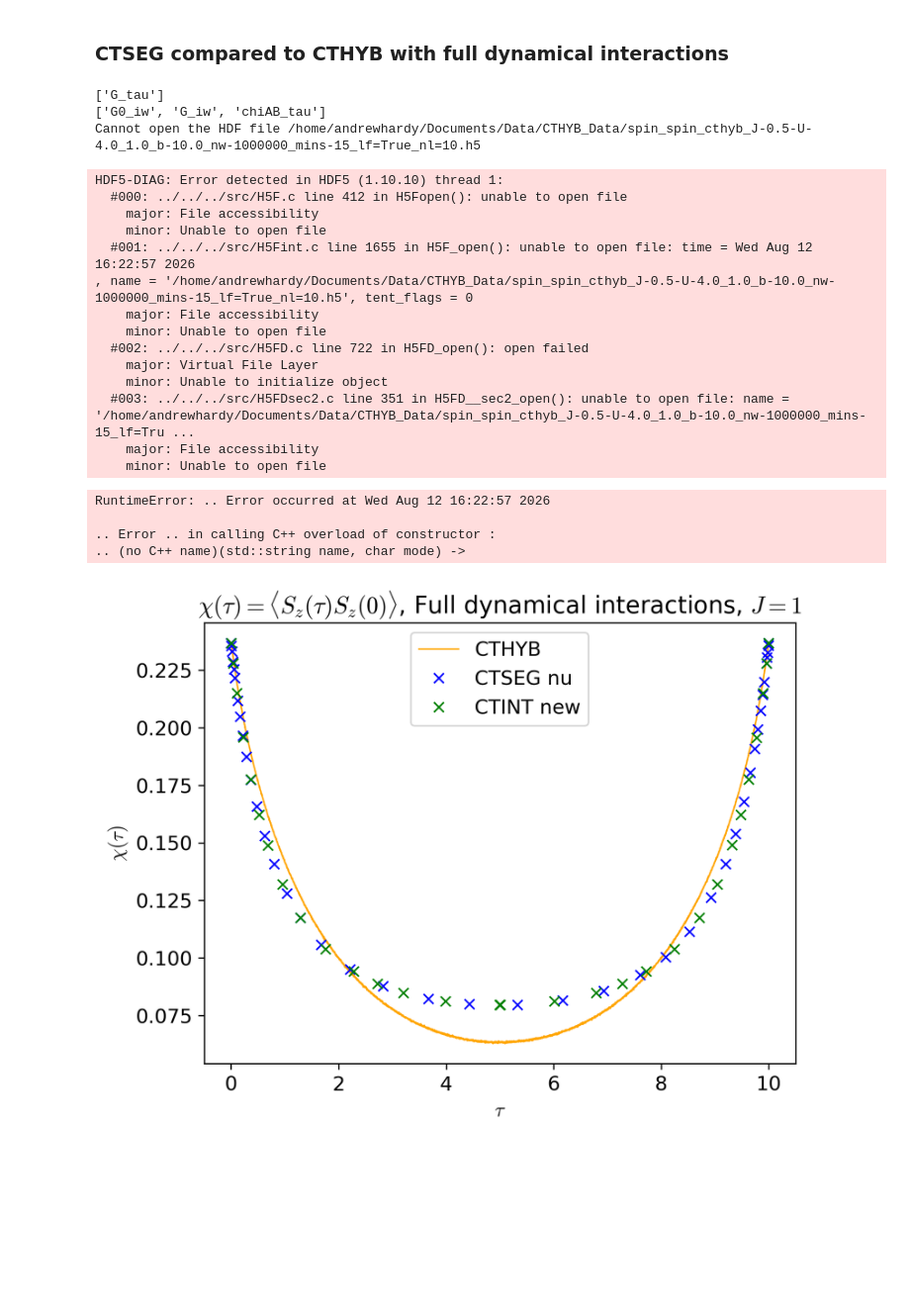
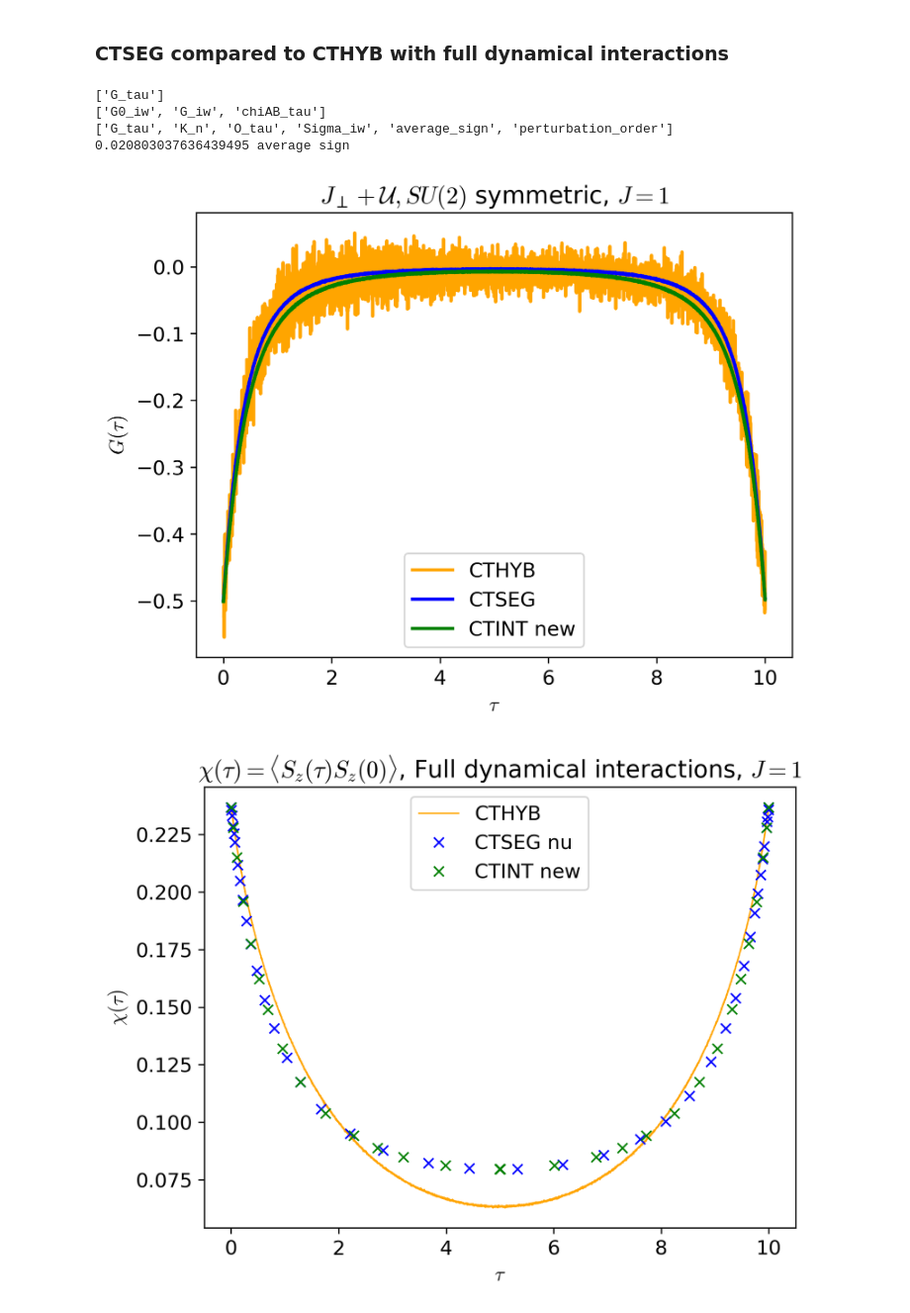
Before and after one commit to andrewkhardy/cthyb, a Jupyter notebook: benchmark/dynamic_int/CTHYB_Benchmarking.ipynb, the cells around one changed output. Shown at 99% size. Saved outputs shown, nothing was run; the diff lists cells and outputs as text; code cells hidden in the pictures; blank space fills up the shorter version.

```diff
--- a/benchmark/dynamic_int/CTHYB_Benchmarking.ipynb
+++ b/benchmark/dynamic_int/CTHYB_Benchmarking.ipynb
@@ -269,7 +269,7 @@ NameError: name 'Sz_ctseg' is not defined
 ### CTSEG compared to CTHYB with full dynamical interactions
 # %%
 with HDFArchive(f"{data_ref}/ctint.ref.h5", "r") as A:
-    G_tau_int_1 = A["dmft_loop/i_001/S/G_tau"]
+    G_int_tau_1 = A["dmft_loop/i_001/S/G_tau"]
 with HDFArchive(f"{data_loc}/spin_spin_ctseg_J-1.0-U-4.0_1.0_1.0_1.0_1.0_1.0_b-10.0.h5", "r") as A:
     print(A.keys())
     G_tau_seg = A["G_tau"]
@@ -278,63 +278,39 @@ with HDFArchive(f"{data_loc}/spin_spin_ctseg_J-1.0-U-4.0_1.0_1.0_1.0_1.0_1.0_b-1
     # nn_nu  = make_gf_dlr_imtime(nn_iw)
 
 with HDFArchive(f"{data_loc}/spin_spin_ctint_J-1.0-U-4.0_1.0_1.0_1.0_1.0_1.0_b-10.0.h5", "r") as A:
     print(A.keys())
     G_iw_int = A["G_iw"]
     G_tau_int = make_gf_dlr_imtime(G_iw_int)
     G_int_dlr = make_gf_dlr(G_iw_int)
     G_int_tau = make_gf_imtime(G_int_dlr, len(G_tau_seg["up"].data[:,0,0]))
     tau_int = np.array([float(t) for t in G_int_tau.mesh])
     chiAB_tau = A["chiAB_tau"]
     SzSz_int_tau = chiAB_tau#make_gf_dlr_imtime(chiAB_tau)
     #G_int_data = G_int_tau.data[:, 0, 0].real
 
+#with HDFArchive(f"{data_loc}/spin_spin_cthyb_J-0.5-U-4.0_1.0_b-10.0_nw-1000000_mins-22_lf=True_nl=22.h5", "r") as A:
+with HDFArchive(f"{data_loc}/spin_spin_cthyb_J--1.0-U-4.0_1.0_b-10.0_nw-1000000_mins-20_lf=False_nl=10.h5", "r") as A:
 
-# with HDFArchive(f"{data_loc}/spin_spin_ctint_old_J-0.5-U-4.0_1.0_1.0_1.0_1.0_1.0_b-10.0.h5", "r") as A:
-#     print(A.keys())
-#     G_iw = A["G_iw"]
-#     n_iw = len(G_iw["up"].data)
-#     G_tau_int_2 = make_gf_from_fourier(G_iw)
-#     nn_ctint = A["chi2ph_tau_from_M3"]
-#     nn_ctint_iw = A["chiAB_iw"]
-    #nn_ctint = make_gf_from_fourier(nn_ctint_iw)
-
-with HDFArchive(f"{data_loc}/spin_spin_cthyb_J-1.0-U-4.0_1.0_b-10.0_nw-1000000_mins-15_lf=True_nl=10.h5", "r") as A:
     print(A.keys())
     G_tau_hyb = A["G_tau"]
     print(A["average_sign"], "average sign")
     x = A["perturbation_order"]
     Sz = A["O_tau"]
 
 oplot(G_tau_hyb["up"].real, color="orange", linewidth = 2.0, label="CTHYB")
 oplot(G_tau_seg["up"].real, color="blue", linewidth = 2.0, label="CTSEG")
-oplot(G_int_tau["up"].real, color="green", linewidth = 2.0, label="CTINT new")
+oplot(G_int_tau_1["up"].real, color="green", linewidth = 2.0, label="CTINT new")
 plt.title(r"$J_\perp + \mathcal{U}, SU(2)$ symmetric, $J = 1$")
 plt.ylabel(r"$G(\tau)$")
 #plt.ylim(-0.05, 0.0)
 plt.legend()
 plt.show()
 # %% [output]
 ['G_tau']
 ['G0_iw', 'G_iw', 'chiAB_tau']
-Cannot open the HDF file /home/andrewhardy/Documents/Data/CTHYB_Data/spin_spin_cthyb_J-0.5-U-4.0_1.0_b-10.0_nw-1000000_mins-15_lf=True_nl=10.h5
+['G_tau', 'K_n', 'O_tau', 'Sigma_iw', 'average_sign', 'perturbation_order']
+0.020803037636439495 average sign
-HDF5-DIAG: Error detected in HDF5 (1.10.10) thread 1:
-  #000: ../../../src/H5F.c line 412 in H5Fopen(): unable to open file
-    major: File accessibility
-    minor: Unable to open file
-  #001: ../../../src/H5Fint.c line 1655 in H5F_open(): unable to open file: time = Wed Aug 12 16:22:57 2026
-, name = '/home/andrewhardy/Documents/Data/CTHYB_Data/spin_spin_cthyb_J-0.5-U-4.0_1.0_b-10.0_nw-1000000_mins-15_lf=True_nl=10.h5', tent_flags = 0
-    major: File accessibility
-    minor: Unable to open file
-  #002: ../../../src/H5FD.c line 722 in H5FD_open(): open failed
-    major: Virtual File Layer
-    minor: Unable to initialize object
-  #003: ../../../src/H5FDsec2.c line 351 in H5FD__sec2_open(): unable to open file: name = '/home/andrewhardy/Documents/Data/CTHYB_Data/spin_spin_cthyb_J-0.5-U-4.0_1.0_b-10.0_nw-1000000_mins-15_lf=Tru ...
-    major: File accessibility
-    minor: Unable to open file
-RuntimeError: .. Error occurred at Wed Aug 12 16:22:57 2026
-
-.. Error .. in calling C++ overload of constructor :
-.. (no C++ name)(std::string name, char mode) ->
+[figure, added]
 # %%
 Sz_ctseg = 0.25*(nn["up", "up"   ] - nn["up", "down"] - nn["down", "up"] +nn["down", "down"])
 Sz_nu = 0.25*(nn_nu["up", "up" ] - nn_nu["up", "down"] - nn_nu["down", "up"] +nn_nu["down", "down"])
```
Also changed, not shown: 2 other files.
